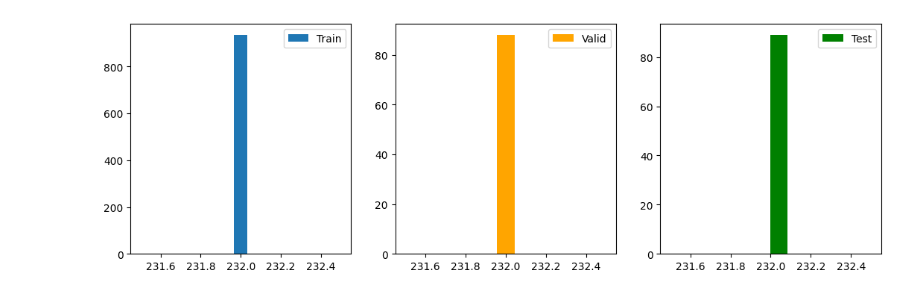
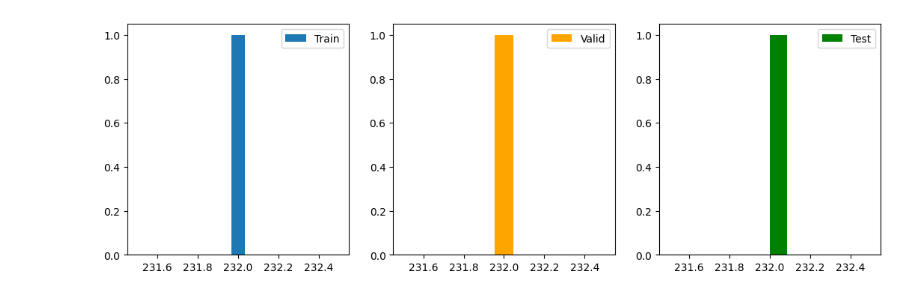
Before and after one commit to ele-ciccia/SCAE-SNN-HAR, a Jupyter notebook: Real_dataset.ipynb, the cells around one changed output. Cells and saved outputs as stored; diff of their text form; code cells hidden in the pictures.

```diff
--- a/Real_dataset.ipynb
+++ b/Real_dataset.ipynb
@@ -86,22 +84,22 @@ torch.Size([2, 232, 10, 64]) torch.Size([232, 64]) tensor([0])
 # %%
-n_win_train = [X[0].shape[0] for X in train_set]
-n_win_valid = [X[0].shape[0] for X in valid_set]
-n_win_test = [X[0].shape[0] for X in test_set]
+n_win_train = set([X[0].shape[1] for X in train_set])
+n_win_valid = set([X[0].shape[1] for X in valid_set])
+n_win_test  = set([X[0].shape[1] for X in test_set ])
+
+plt.subplots(1,3, figsize=(13,4))
+
+plt.subplot(131)
+plt.hist(n_win_train, bins=15, label="Train")
+plt.legend()
+plt.subplot(132)
+plt.hist(n_win_valid, bins=11, label="Valid", color='orange')
+plt.legend()
+plt.subplot(133)
+plt.hist(n_win_test, bins=12, label='Test', color='green')
+plt.legend()
+plt.show()
+# %% [output]
+[figure, added]
-# %%
-plt.subplots(1,3, figsize=(13,4))
-
-plt.subplot(131)
-plt.hist(n_win_train, bins=15, label="Train")
-plt.legend()
-plt.subplot(132)
-plt.hist(n_win_valid, bins=11, label="Valid", color='orange')
-plt.legend()
-plt.subplot(133)
-plt.hist(n_win_test, bins=12, label='Test', color='green')
-plt.legend()
-plt.show()
-# %% [output]
-[figure, removed]
 # %%
 torch.save(train_set, 'data/train_dataset.pt')
 torch.save(valid_set, 'data/val_dataset.pt')
```
Also changed, not shown: parts of 6 cells of this notebook, 10 other files.
